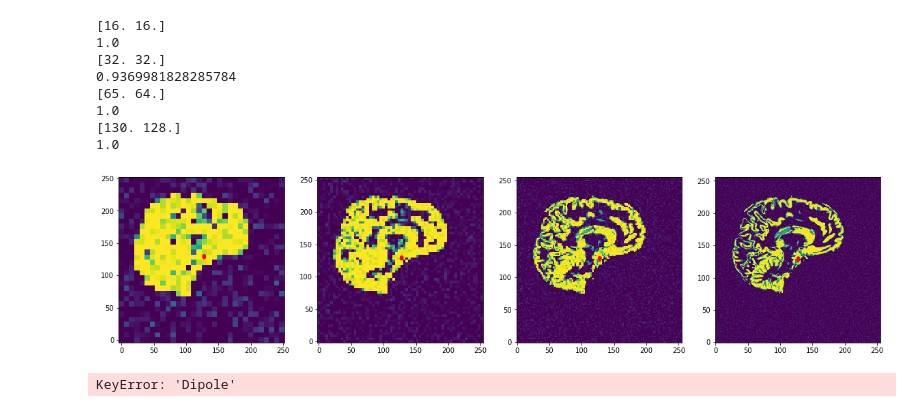
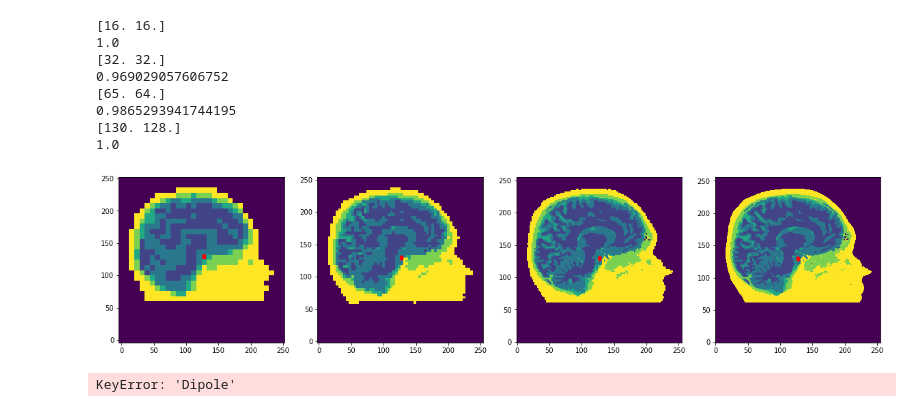
Before and after one commit to annegretW/Masterarbeit_EEG_Uncertainties, a Jupyter notebook: masterarbeit/2d/python/test.ipynb, the cells around one changed output. Cells and saved outputs as stored; diff of their text form; code cells hidden in the pictures.

```diff
--- a/masterarbeit/2d/python/test.ipynb
+++ b/masterarbeit/2d/python/test.ipynb
@@ -159,37 +201,37 @@ for i in range(4):
     x = np.zeros(n+1)
     y = np.zeros(n+1)
     z = np.ndarray((n,n),float)
     g = np.ndarray((n,n),float)
 
     x = nodes[:n,0]
     y = nodes[:n,0]
 
     for k in range(n):
         for j in range(n):
             z[k,j] = labels[k+n*j]
             g[k,j] = gray_probs[k+n*j]
 
-    axis[i].pcolormesh(x,y,g)
+    axis[i].pcolormesh(x,y,z)
     axis[i].set_aspect(1)
     evaluations.draw_point(axis[i], [start[1],start[0]], alpha=1)
 
     evaluations.draw_point(axis[i], [point[1],point[0]], alpha=1)
 
     c = utility_functions.find_next_center(mesh,'hex',point)
     print(c)
     print(g[int(c[0]),int(c[1])])
 
 plt.show()
 # %% [output]
 [16. 16.]
 1.0
 [32. 32.]
-0.9369981828285784
+0.969029057606752
 [65. 64.]
-1.0
+0.9865293941744195
 [130. 128.]
 1.0
-[figure, old version]
+[figure, new version]
 # %%
 import json
 import eeg_model
```
Also changed, not shown: parts of 3 cells of this notebook, 9 other files.
